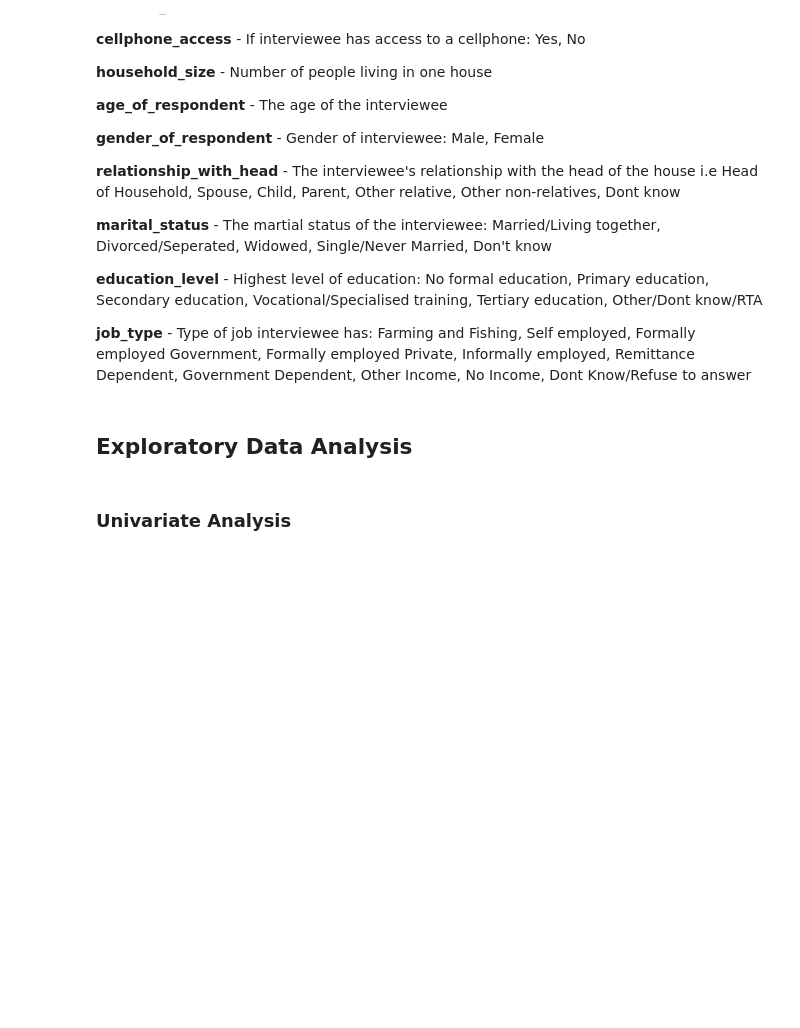
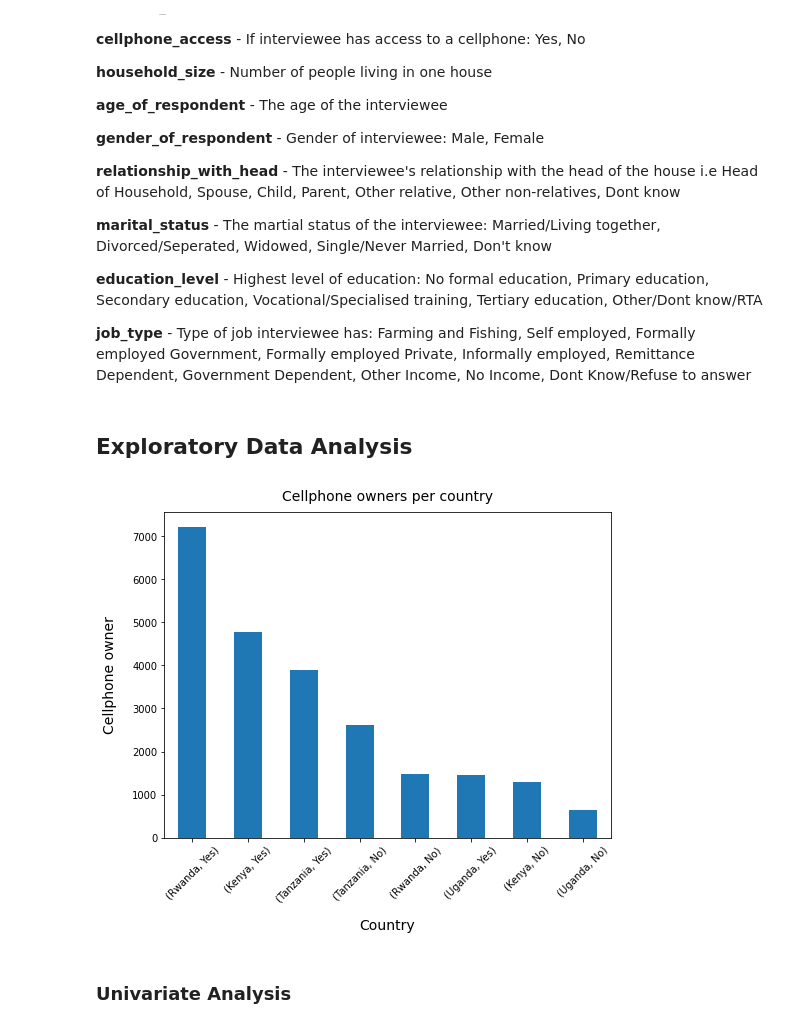
Before and after one commit to nangira/Independent-Project, a Jupyter notebook: Financial_Inclusion_Independent_Project.ipynb, the cells around one changed output. Cells and saved outputs as stored; diff of their text form; code cells hidden in the pictures; blank space fills up the shorter version.

```diff
--- a/Financial_Inclusion_Independent_Project.ipynb
+++ b/Financial_Inclusion_Independent_Project.ipynb
@@ -150,24 +150,26 @@ It's complete, such as making sure all required form fields have data
 # %%
 # Using value_counts() so that the chart plots the number of respondents per category
 
 
-data[['country', 'Cell Phone Access']].plot(kind='bar', figsize=(8, 6))
+data[['country', 'Cell Phone Access']].value_counts().plot(kind='bar', figsize=(8, 6))
 
 # Rotating our x axis ticks
 plt.xticks(rotation = 45)
 
 # Giving our chart a title
 plt.title("Cellphone owners per country", fontsize=14, y=1.015)
 
 # Labeling our y axis
 plt.ylabel("Cellphone owner", fontsize=14, labelpad=15)
 
 # Labeling our x axis
 plt.xlabel("Country", fontsize=14, labelpad=15)
 
 # Displaying our chart
 
 plt.show()
+# %% [output]
+[figure, added]
 # %% [markdown]
 ### **Univariate Analysis**
 # %% [markdown]
```
Also changed, not shown: parts of 8 cells of this notebook.
